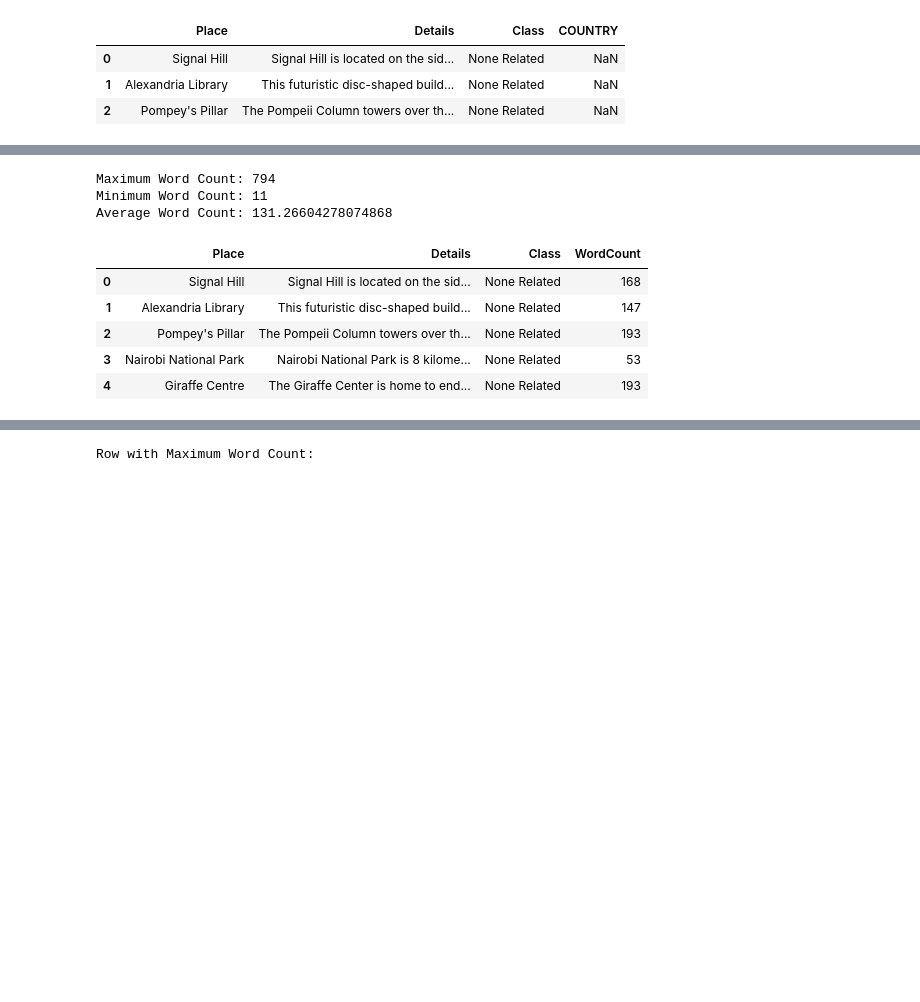
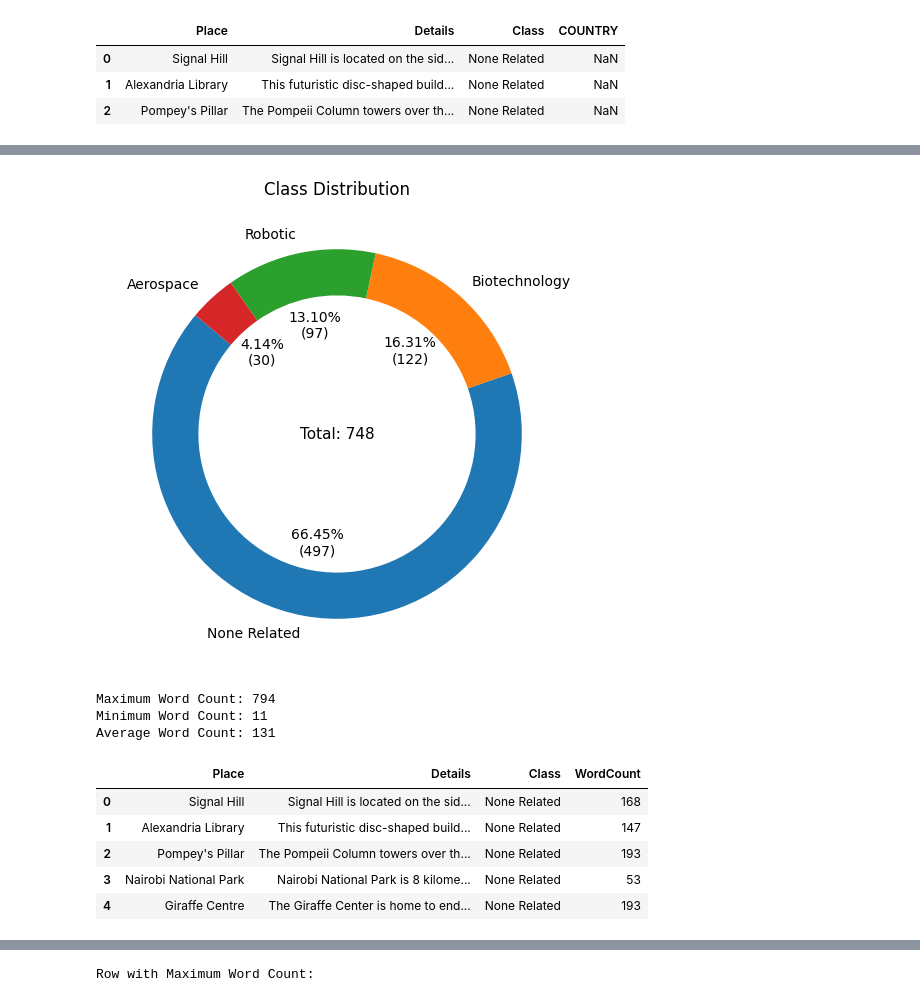
Before and after one commit to NikIrfann/FYP-Text-Classification, a Jupyter notebook: Dataset/CombineData.ipynb, the cells around one changed output, grey strips where cells are left out. Drawn from its saved outputs; the diff is of its cells as text; code cells hidden in the pictures; blank space fills up the shorter version.

```diff
--- a/Dataset/CombineData.ipynb
+++ b/Dataset/CombineData.ipynb
@@ -108,4 +106,31 @@ aerospace         4.14
 Name: proportion, dtype: float64
+# %%
+import matplotlib.pyplot as plt
+
+# Calculate and print the percentage of each class rounded to 2 decimal places
+class_counts = selected['Class'].value_counts()
+class_percentage = class_counts / class_counts.sum() * 100
+class_percentage_rounded = class_percentage.round(2)
+
+# Create a custom autopct function
+def my_autopct(pct):
+    total = sum(class_counts)
+    count = int(pct * total / 100)
+    return f'{pct:.2f}%\n({count})'
+
+# Donut Plot
+plt.figure(figsize=(10, 6))
+plt.pie(class_percentage_rounded, labels=class_percentage_rounded.index, autopct=my_autopct, startangle=140, wedgeprops=dict(width=0.25))
+plt.title('Class Distribution')
+
+# Add total count of data
+total_count = len(selected)
+plt.text(0, 0, f'Total: {total_count}', horizontalalignment='center', verticalalignment='center', fontsize=11)
+
+plt.savefig('class_distribution.png')
+plt.show()
+# %% [output]
+[figure, added]
 # %%
 # Add a new column 'Word_Count' to store the word count for each row
 selected['WordCount']  = selected['Details'].apply(lambda x: len(str(x).split()))
@@ -119,14 +144,14 @@ avg_word_count = selected['WordCount'].mean()
 
 print(f"Maximum Word Count: {max_word_count}")
 print(f"Minimum Word Count: {min_word_count}")
-print(f"Average Word Count: {avg_word_count}")
+print(f"Average Word Count: {avg_word_count:.0f}")
 
 # Display the updated DataFrame
 selected.head()
 # %% [output]
 Maximum Word Count: 794
 Minimum Word Count: 11
-Average Word Count: 131.26604278074868
+Average Word Count: 131
 |  | Place | Details | Class | WordCount |
 | 0 | Signal Hill | Signal Hill is located on the sid... | None Related | 168 |
 | 1 | Alexandria Library | This futuristic disc-shaped build... | None Related | 147 |
```
Also changed, not shown: parts of 7 cells of this notebook.
